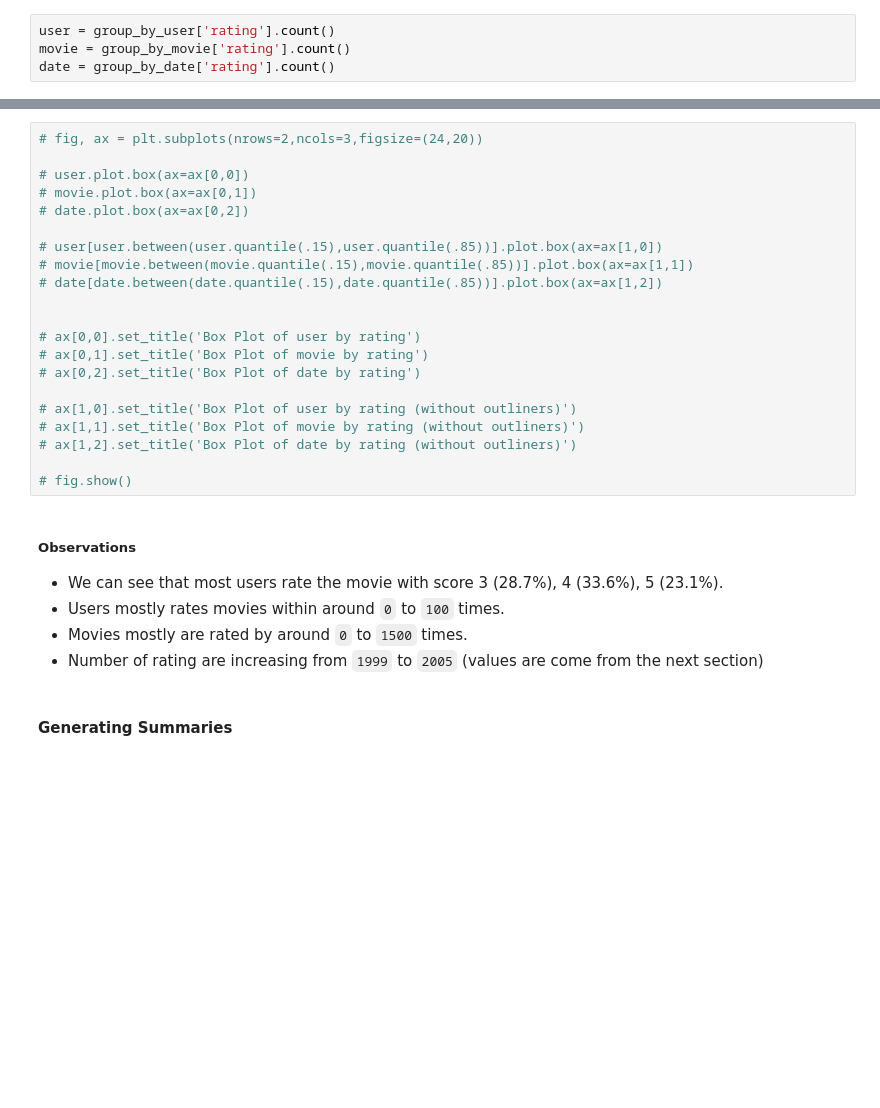
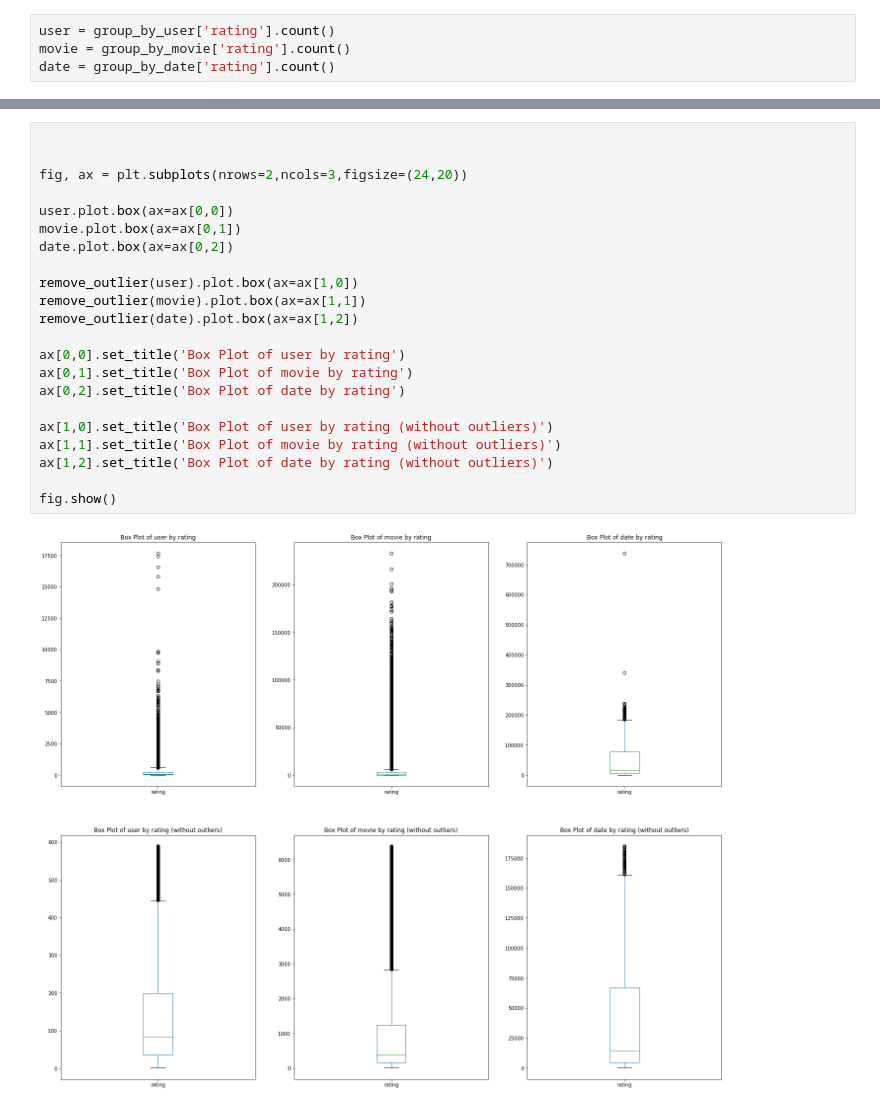
Before and after one commit to LamHo220/movie-recommender, a Jupyter notebook: DataExploration/NetflixPrize.ipynb, the cells around one changed output, grey strips where cells are left out. Drawn from its saved outputs; the diff is of its cells as text; blank space fills up the shorter version.

```diff
--- a/DataExploration/NetflixPrize.ipynb
+++ b/DataExploration/NetflixPrize.ipynb
@@ -286,29 +314,24 @@ fig.show()
 # %%
-# fig, ax = plt.subplots(nrows=2,ncols=3,figsize=(24,20))
-
-# user.plot.box(ax=ax[0,0])
-# movie.plot.box(ax=ax[0,1])
-# date.plot.box(ax=ax[0,2])
-
-# user[user.between(user.quantile(.15),user.quantile(.85))].plot.box(ax=ax[1,0])
-# movie[movie.between(movie.quantile(.15),movie.quantile(.85))].plot.box(ax=ax[1,1])
-# date[date.between(date.quantile(.15),date.quantile(.85))].plot.box(ax=ax[1,2])
 
 
-# ax[0,0].set_title('Box Plot of user by rating')
-# ax[0,1].set_title('Box Plot of movie by rating')
-# ax[0,2].set_title('Box Plot of date by rating')
+fig, ax = plt.subplots(nrows=2,ncols=3,figsize=(24,20))
 
-# ax[1,0].set_title('Box Plot of user by rating (without outliners)')
-# ax[1,1].set_title('Box Plot of movie by rating (without outliners)')
-# ax[1,2].set_title('Box Plot of date by rating (without outliners)')
+user.plot.box(ax=ax[0,0])
+movie.plot.box(ax=ax[0,1])
+date.plot.box(ax=ax[0,2])
 
-# fig.show()
+remove_outlier(user).plot.box(ax=ax[1,0])
+remove_outlier(movie).plot.box(ax=ax[1,1])
+remove_outlier(date).plot.box(ax=ax[1,2])
+
+ax[0,0].set_title('Box Plot of user by rating')
+ax[0,1].set_title('Box Plot of movie by rating')
+ax[0,2].set_title('Box Plot of date by rating')
+
+ax[1,0].set_title('Box Plot of user by rating (without outliers)')
+ax[1,1].set_title('Box Plot of movie by rating (without outliers)')
+ax[1,2].set_title('Box Plot of date by rating (without outliers)')
+
+fig.show()
+# %% [output]
+[figure, added]
-# %% [markdown]
-##### Observations
-- We can see that most users rate the movie with score 3 (28.7%), 4 (33.6%), 5 (23.1%).
-- Users mostly rates movies within around `0` to `100` times.
-- Movies mostly are rated by around `0` to `1500` times.
-- Number of rating are increasing from `1999` to `2005` (values are come from the next section)
-# %% [markdown]
-#### Generating Summaries
```
Also changed, not shown: parts of 25 cells of this notebook.
